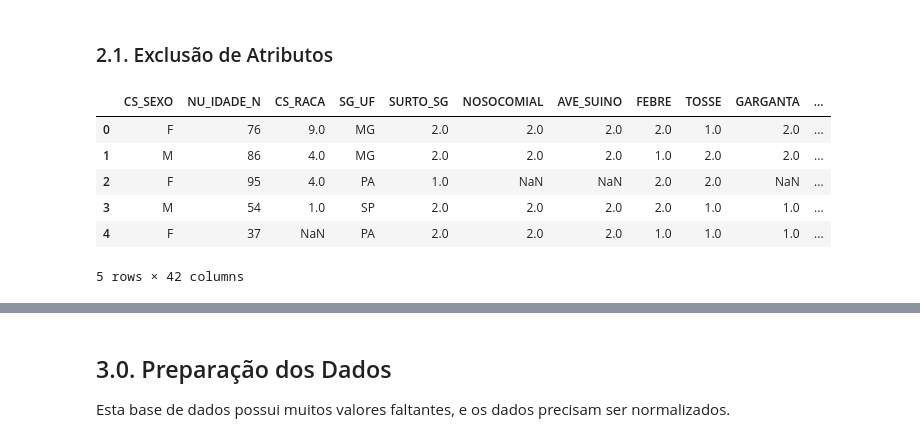
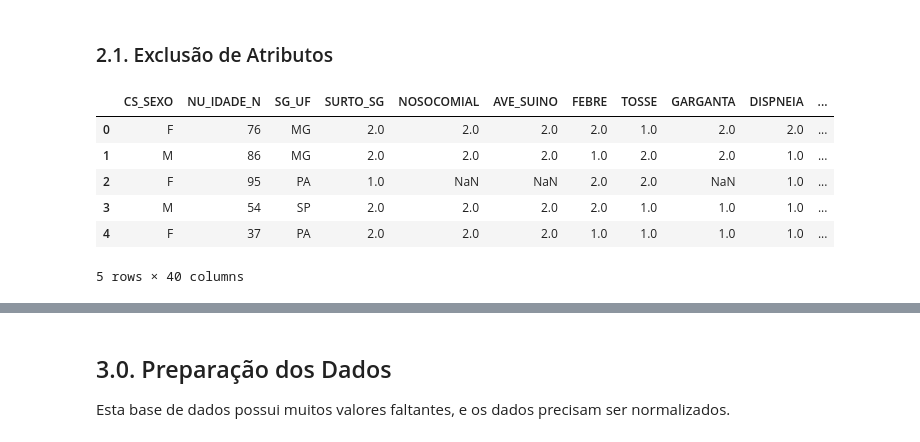
Before and after one commit to endhel/SRAG-Agrupamento-Deteccao-De-Anomalia, a Jupyter notebook: SRAG-Agrupamento-Deteccao-Anomalias.ipynb, the cells around one changed output, grey strips where cells are left out. Drawn from its saved outputs; the diff is of its cells as text; code cells hidden in the pictures.

```diff
--- a/SRAG-Agrupamento-Deteccao-Anomalias.ipynb
+++ b/SRAG-Agrupamento-Deteccao-Anomalias.ipynb
@@ -47,30 +47,31 @@ df.shape
 # %%
 # Deletar colunas irrelevantes para o trabalho
 df = df.drop(['RES_IGA', 'RES_IGM', 'RES_IGG', 'DT_RES', 'OUT_SOR', 'TP_SOR', 'DT_CO_SOR', 'SOR_OUT',
              'TP_AM_SOR', 'DS_AN_OUT', 'AN_OUTRO', 'AN_ADENO', 'AN_PARA3', 'AN_PARA2', 'AN_PARA1',
              'AN_VSR', 'AN_SARS2', 'POS_AN_OUT', 'TP_FLU_AN', 'POS_AN_FLU', 'RES_AN', 'DT_RES_AN',
              'TP_TES_AN', 'DT_TOMO', 'TOMO_OUT', 'TOMO_RES', 'OBES_IMC', 'MORB_DESC', 'M_AMAMENTA',
              'HISTO_VGM', 'PAIS_VGM', 'CO_PS_VGM', 'LO_PS_VGM', 'DT_VGM', 'DT_RT_VGM', 'PCR_SARS2',
              'PAC_COCBO', 'PAC_DSCBO', 'OUT_ANIM', 'PCR_RINO', 'PCR_OUTRO', 'DS_PCR_OUT', 'CLASSI_OUT',
              'PCR_PARA4', 'PCR_ADENO', 'PCR_METAP', 'PCR_BOCA', 'PCR_VSR', 'PCR_PARA1', 'PCR_PARA2',
               'PCR_PARA3', 'FLUASU_OUT', 'PCR_FLUBLI', 'FLUBLI_OUT', 'POS_PCROUT', 'POS_PCRFLU', 'TP_FLU_PCR',
               'PCR_FLUASU', 'OUT_AMOST', 'DT_EVOLUCA', 'DT_ENCERRA', 'DT_DIGITA', 'DT_PCR', 'DT_COLETA',
              'DT_RAIOX', 'RAIOX_OUT', 'DT_NOTIFIC', 'DT_ENTUTI', 'DT_SAIDUTI', 'ID_UNIDADE', 'ID_REGIONA',
              'DT_SIN_PRI', 'ID_MUNICIP', 'DT_NASC', 'DT_INTERNA', 'DT_VAC_MAE', 'DT_NASC', 'AMOSTRA', 'TP_AMOSTRA',
              'CO_REGIONA', 'CO_MUN_NOT', 'CO_UNI_NOT', 'DT_UT_DOSE', 'DT_DOSEUNI', 'DT_1_DOSE', 'DT_2_DOSE',
              'CS_ETINIA', 'ID_PAIS', 'CO_PAIS', 'CS_ESCOL_N', 'MAE_VAC', 'OUTRO_DES', 'SG_UF_NOT', 'ID_RG_RESI',
              'CO_RG_RESI', 'ID_MN_RESI', 'CO_MUN_RES', 'CS_ZONA', 'DT_ANTIVIR', 'TP_AMOSTRA', 'SUPORT_VEN',
              'ID_RG_INTE', 'CO_RG_INTE', 'ID_MN_INTE', 'CO_MU_INTE', 'OUT_ANTIV', 'SEM_NOT', 'TP_ANTIVIR',
-              'SEM_PRI', 'TP_IDADE', 'CS_GESTANT', 'COD_IDADE', 'PCR_RESUL', 'PCR_RESUL', 'CRITERIO'], axis=1)
+              'SEM_PRI', 'TP_IDADE', 'CS_GESTANT', 'COD_IDADE', 'PCR_RESUL', 'PCR_RESUL', 'CRITERIO',
+              'CS_RACA', 'SG_UF_INTE'], axis=1)
 df.head()
 # %% [output]
-|  | CS_SEXO | NU_IDADE_N | CS_RACA | SG_UF | SURTO_SG | NOSOCOMIAL | AVE_SUINO | FEBRE | TOSSE | GARGANTA | ... |
-| 0 | F | 76 | 9.0 | MG | 2.0 | 2.0 | 2.0 | 2.0 | 1.0 | 2.0 | ... |
-| 1 | M | 86 | 4.0 | MG | 2.0 | 2.0 | 2.0 | 1.0 | 2.0 | 2.0 | ... |
-| 2 | F | 95 | 4.0 | PA | 1.0 | NaN | NaN | 2.0 | 2.0 | NaN | ... |
-| 3 | M | 54 | 1.0 | SP | 2.0 | 2.0 | 2.0 | 2.0 | 1.0 | 1.0 | ... |
-| 4 | F | 37 | NaN | PA | 2.0 | 2.0 | 2.0 | 1.0 | 1.0 | 1.0 | ... |
+|  | CS_SEXO | NU_IDADE_N | SG_UF | SURTO_SG | NOSOCOMIAL | AVE_SUINO | FEBRE | TOSSE | GARGANTA | DISPNEIA | ... |
+| 0 | F | 76 | MG | 2.0 | 2.0 | 2.0 | 2.0 | 1.0 | 2.0 | 2.0 | ... |
+| 1 | M | 86 | MG | 2.0 | 2.0 | 2.0 | 1.0 | 2.0 | 2.0 | 1.0 | ... |
+| 2 | F | 95 | PA | 1.0 | NaN | NaN | 2.0 | 2.0 | NaN | 1.0 | ... |
+| 3 | M | 54 | SP | 2.0 | 2.0 | 2.0 | 2.0 | 1.0 | 1.0 | 1.0 | ... |
+| 4 | F | 37 | PA | 2.0 | 2.0 | 2.0 | 1.0 | 1.0 | 1.0 | 1.0 | ... |
-5 rows × 42 columns
+5 rows × 40 columns
 # %% [markdown]
 ### 2.2. Dicionário de Variáveis
 
```
Also changed, not shown: parts of 15 cells of this notebook.
